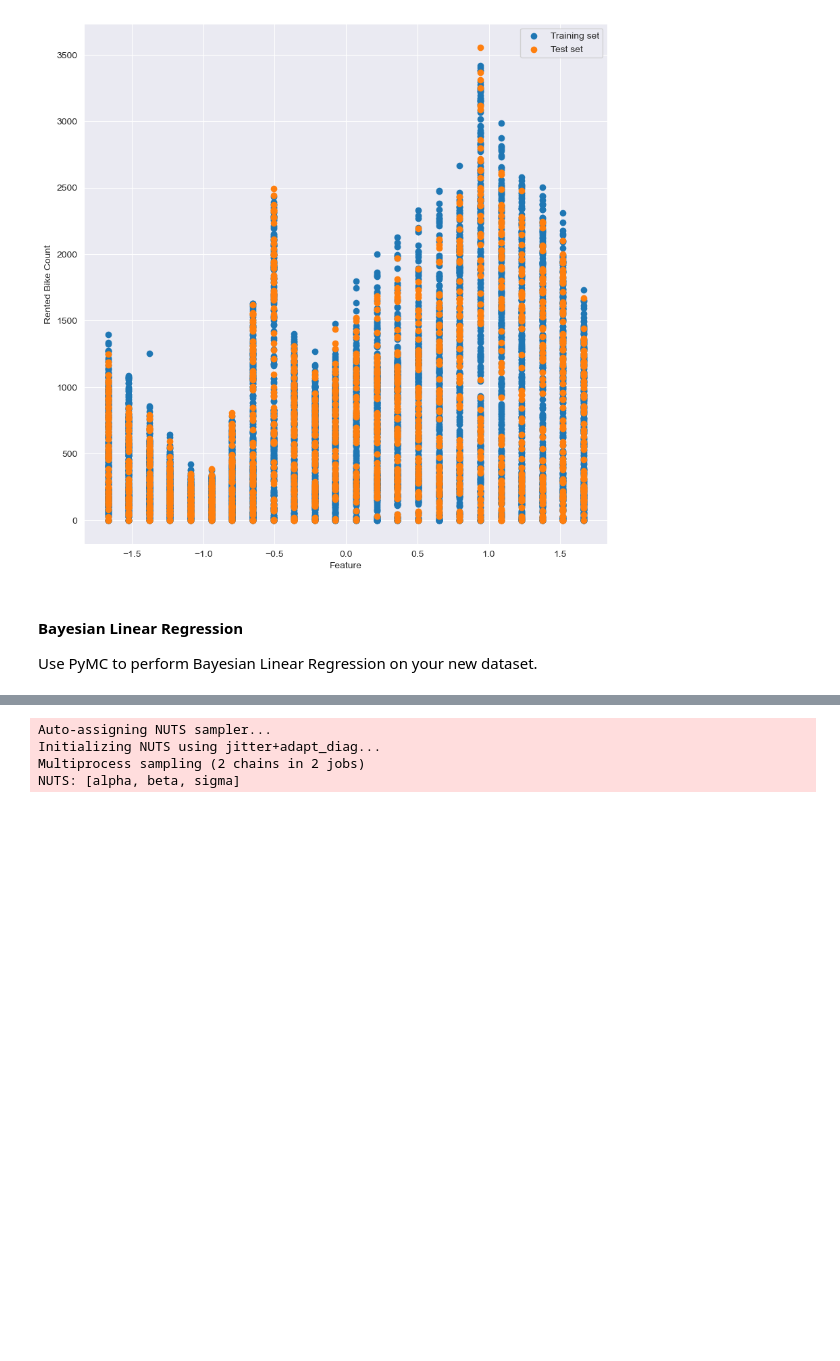
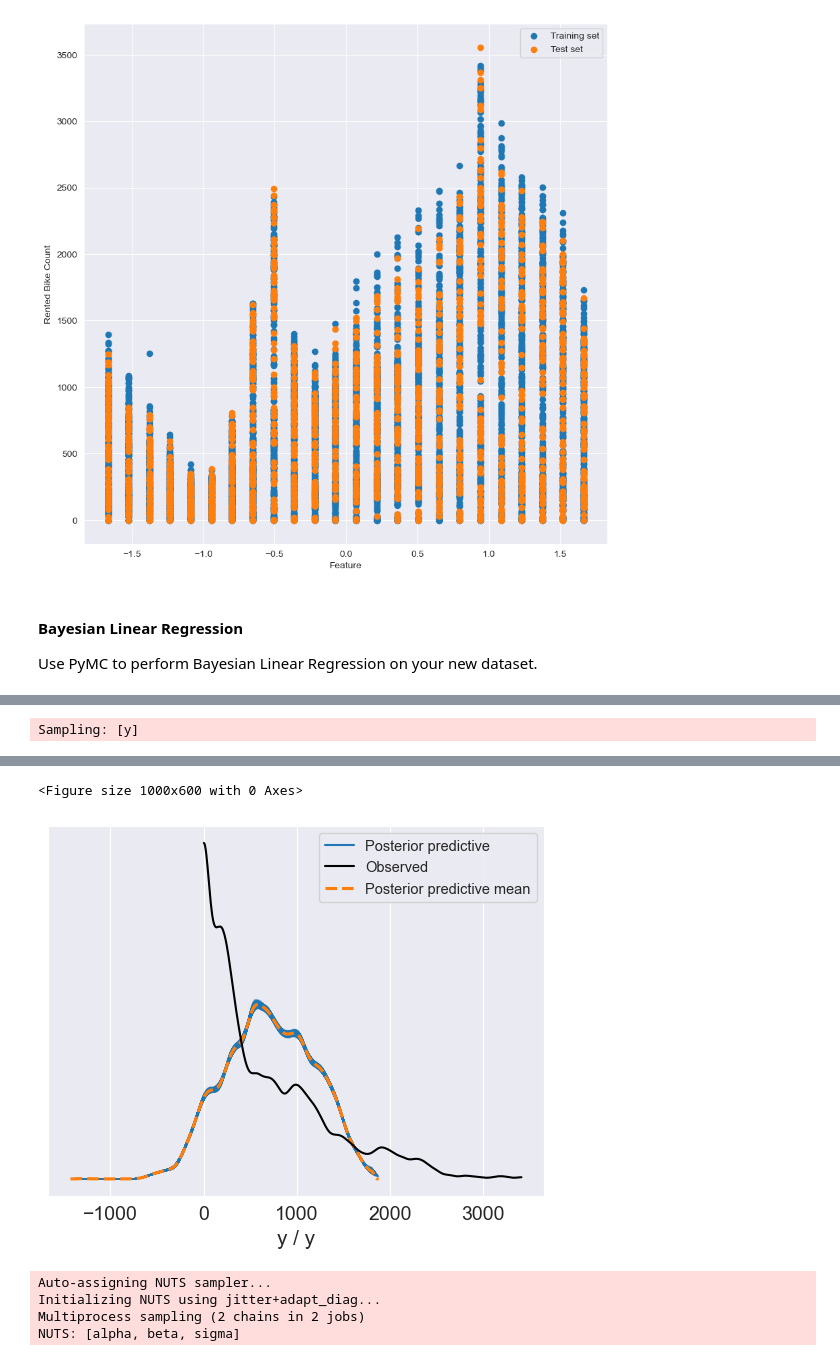
Before and after one commit to ZehuaLiuY/ML_CW, a Jupyter notebook: src/Bayesian_Linear_Regression.ipynb, the cells around one changed output, grey strips where cells are left out. Drawn from its saved outputs; the diff is of its cells as text; code cells hidden in the pictures; blank space fills up the shorter version.

Commit message:
add linear model

```diff
--- a/src/Bayesian_Linear_Regression.ipynb
+++ b/src/Bayesian_Linear_Regression.ipynb
@@ -125,3 +125,16 @@ plt.show()
 # %% [markdown]
 #### Bayesian Linear Regression
 Use PyMC to perform Bayesian Linear Regression on your new dataset.
+# %%
+with pm.Model() as model:
+
+    w0 = pm.Normal('w0', mu=0, sigma=20)
+
+    ws = pm.Normal('ws', mu=0, sigma=20, shape=X_train.shape[1])
+
+    y_est = w0 + pm.math.dot(X_train, ws)
+
+    sigma = pm.Uniform('sigma', lower=0, upper=20)
+    likelihood = pm.Normal('y', mu=y_est, sigma=sigma, observed=y_train)
+
+    trace = pm.sample(1000, return_inferencedata=True)
@@ -127,0 +148,9 @@ Use PyMC to perform Bayesian Linear Regression on your new dataset.
+# %%
+with model:
+    y_pred = pm.sample_posterior_predictive(trace, extend_inferencedata=True)
+
+plt.figure(figsize=(10, 6))
+az.plot_ppc(y_pred)
+plt.show()
+# %% [output]
+Sampling: [y]
@@ -128,3 +158,5 @@ Use PyMC to perform Bayesian Linear Regression on your new dataset.
+<Figure size 1000x600 with 0 Axes>
+[figure, added]
 # %%
 with pm.Model() as model:
     # Priors
```
Also changed, not shown: parts of 4 cells of this notebook.
